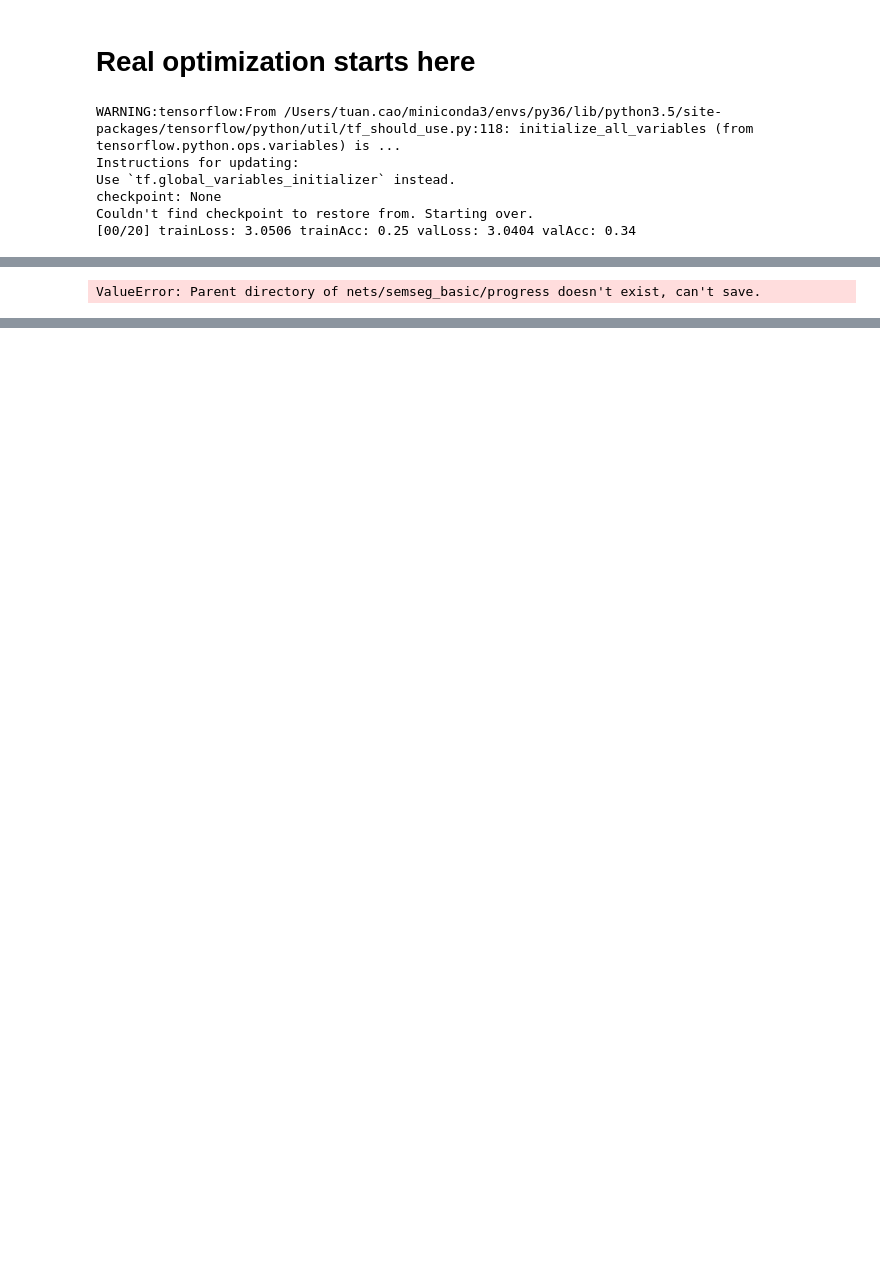
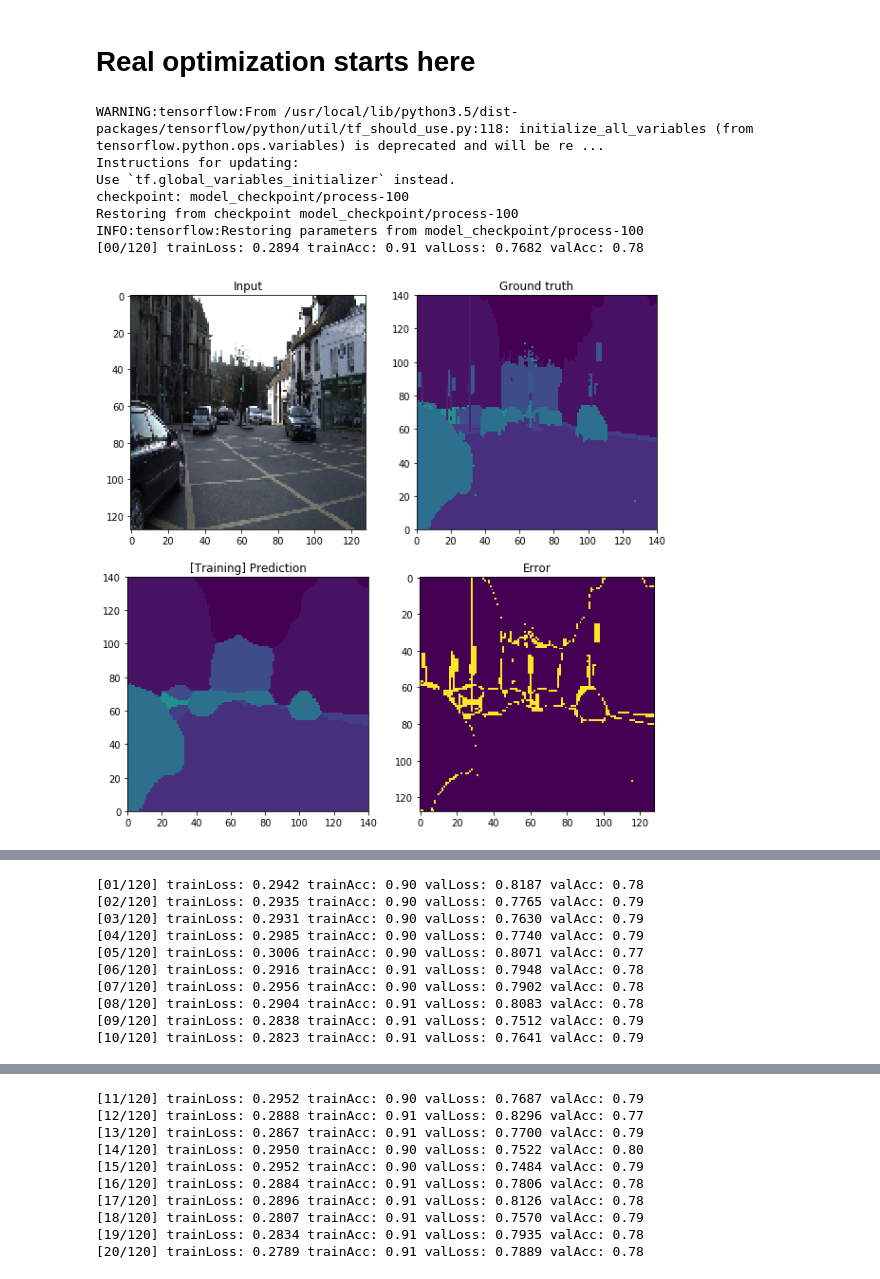
Before and after one commit to ntuan1411t3/AI, a Jupyter notebook: semseg_basic.ipynb, the cells around one changed output, grey strips where cells are left out. Drawn from its saved outputs; the diff is of its cells as text; code cells hidden in the pictures; blank space fills up the shorter version.

```diff
--- a/semseg_basic.ipynb
+++ b/semseg_basic.ipynb
@@ -18,7 +36,7 @@ Packs loaded.
 # Load dataset for semantic segmentation
 # %%
 # Location of the files
-camvidpath = 'data/CamVid/'
+camvidpath = 'CamVid/'
 # Training data
 path1 = os.getcwd() + '/' + camvidpath + 'train/'
 path2 = os.getcwd() + '/' + camvidpath + 'trainannot/'
@@ -306,8 +319,8 @@ corr = tf.equal(tf.argmax(y,3), tf.argmax(pred, 3))
 accr = tf.reduce_mean(tf.cast(corr, "float"))
 # Optimizer
 optm = tf.train.AdamOptimizer(0.0001).minimize(cost)
-batch_size = 128
-n_epochs = 20
+batch_size = 4
+n_epochs = 120
 
 print ("Functions ready")
 # %% [output]
@@ -320,7 +341,7 @@ with tf.Session() as sess:
     # you need to initialize all variables
     tf.initialize_all_variables().run()
     saver = tf.train.Saver()
-    checkpoint = tf.train.latest_checkpoint("nets/semseg_basic")
+    checkpoint = tf.train.latest_checkpoint("model_checkpoint")
     print ("checkpoint: %s" % (checkpoint))
     if resumeTraining == False:
         print ("Start from scratch")
@@ -351,7 +372,7 @@ with tf.Session() as sess:
         # Save snapshot
         if resumeTraining and epoch_i % 10 == 0:
             # Save
-            saver.save(sess, 'model_checkpoint', global_step = epoch_i)
+            saver.save(sess, 'model_checkpoint/process', global_step = epoch_i)
             # Train data
             index = np.random.randint(trainData.shape[0])
             refimg = trainData[index, :, :, :].reshape(height, width, 3)
@@ -363,34 +384,36 @@ with tf.Session() as sess:
             errimg = gtimg - predMaxOut[0, :, :].reshape(height, width);
             # Plot
             xs = np.linspace(0, 140, 128); ys = np.linspace(140, 0, 128)
             plt.figure(figsize=(10, 10))
             plt.subplot(2, 2, 1); plt.imshow(refimg); plt.title('Input')
             plt.subplot(2, 2, 2); plt.pcolor(xs, ys, gtimg, vmin=0, vmax=nrclass); plt.title('Ground truth')
             plt.subplot(2, 2, 3); plt.pcolor(xs, ys, predMaxOut[0, :, :].reshape(height, width), vmin=0, vmax=nrclass); plt.title('[Training] Prediction')
             plt.subplot(2, 2, 4); plt.imshow(np.abs(errimg) > 0.5); plt.title('Error')
             plt.show()
             # Test data
             index = np.random.randint(testData.shape[0])
             batchData = testData[index:index+1]
             batchLabel = testLabelOneHot[index:index+1]
             predMaxOut = sess.run(predmax, feed_dict={x: batchData, y: batchLabel, keepprob:1.})
             yMaxOut = sess.run(ymax, feed_dict={x: batchData, y: batchLabel, keepprob:1.})
             refimg = testData[index, :, :, :].reshape(height, width, 3)
             gtimg = yMaxOut[0, :, :].reshape(height, width)
             errimg = gtimg - predMaxOut[0, :, :].reshape(height, width)
             # Plot
             plt.figure(figsize=(10, 10))
             plt.subplot(2, 2, 1); plt.imshow(refimg); plt.title('Input')
             plt.subplot(2, 2, 2); plt.pcolor(xs, ys, gtimg, vmin=0, vmax=nrclass);  plt.title('Ground truth')
             plt.subplot(2, 2, 3); plt.pcolor(xs, ys, predMaxOut[0, :, :].reshape(height, width), vmin=0, vmax=nrclass); plt.title('[Validation] Prediction')
             plt.subplot(2, 2, 4); plt.imshow(np.abs(errimg) > 0.5); plt.title('Error')
             plt.show()
 
 print ("Done")
 # %% [output]
-WARNING:tensorflow:From /Users/tuan.cao/miniconda3/envs/py36/lib/python3.5/site-packages/tensorflow/python/util/tf_should_use.py:118: initialize_all_variables (from tensorflow.python.ops.variables) is ...
+WARNING:tensorflow:From /usr/local/lib/python3.5/dist-packages/tensorflow/python/util/tf_should_use.py:118: initialize_all_variables (from tensorflow.python.ops.variables) is deprecated and will be re ...
 Instructions for updating:
 Use `tf.global_variables_initializer` instead.
-checkpoint: None
-Couldn't find checkpoint to restore from. Starting over.
-[00/20] trainLoss: 3.0506 trainAcc: 0.25 valLoss: 3.0404 valAcc: 0.34
+checkpoint: model_checkpoint/process-100
+Restoring from checkpoint model_checkpoint/process-100
+INFO:tensorflow:Restoring parameters from model_checkpoint/process-100
+[00/120] trainLoss: 0.2894 trainAcc: 0.91 valLoss: 0.7682 valAcc: 0.78
+[figure, added]
@@ -397 +421,10 @@ Couldn't find checkpoint to restore from. Starting over.
-ValueError: Parent directory of nets/semseg_basic/progress doesn't exist, can't save.
+[01/120] trainLoss: 0.2942 trainAcc: 0.90 valLoss: 0.8187 valAcc: 0.78
+[02/120] trainLoss: 0.2935 trainAcc: 0.90 valLoss: 0.7765 valAcc: 0.79
+[03/120] trainLoss: 0.2931 trainAcc: 0.90 valLoss: 0.7630 valAcc: 0.79
+[04/120] trainLoss: 0.2985 trainAcc: 0.90 valLoss: 0.7740 valAcc: 0.79
+[05/120] trainLoss: 0.3006 trainAcc: 0.90 valLoss: 0.8071 valAcc: 0.77
+[06/120] trainLoss: 0.2916 trainAcc: 0.91 valLoss: 0.7948 valAcc: 0.78
+[07/120] trainLoss: 0.2956 trainAcc: 0.90 valLoss: 0.7902 valAcc: 0.78
+[08/120] trainLoss: 0.2904 trainAcc: 0.91 valLoss: 0.8083 valAcc: 0.78
+[09/120] trainLoss: 0.2838 trainAcc: 0.91 valLoss: 0.7512 valAcc: 0.79
+[10/120] trainLoss: 0.2823 trainAcc: 0.91 valLoss: 0.7641 valAcc: 0.79
@@ -397,0 +433,10 @@ ValueError: Parent directory of nets/semseg_basic/progress doesn't exist, can't
+[11/120] trainLoss: 0.2952 trainAcc: 0.90 valLoss: 0.7687 valAcc: 0.79
+[12/120] trainLoss: 0.2888 trainAcc: 0.91 valLoss: 0.8296 valAcc: 0.77
+[13/120] trainLoss: 0.2867 trainAcc: 0.91 valLoss: 0.7700 valAcc: 0.79
+[14/120] trainLoss: 0.2950 trainAcc: 0.90 valLoss: 0.7522 valAcc: 0.80
+[15/120] trainLoss: 0.2952 trainAcc: 0.90 valLoss: 0.7484 valAcc: 0.79
+[16/120] trainLoss: 0.2884 trainAcc: 0.91 valLoss: 0.7806 valAcc: 0.78
+[17/120] trainLoss: 0.2896 trainAcc: 0.91 valLoss: 0.8126 valAcc: 0.78
+[18/120] trainLoss: 0.2807 trainAcc: 0.91 valLoss: 0.7570 valAcc: 0.79
+[19/120] trainLoss: 0.2834 trainAcc: 0.91 valLoss: 0.7935 valAcc: 0.78
+[20/120] trainLoss: 0.2789 trainAcc: 0.91 valLoss: 0.7889 valAcc: 0.78
```
Also changed, not shown: parts of 5 cells of this notebook.
